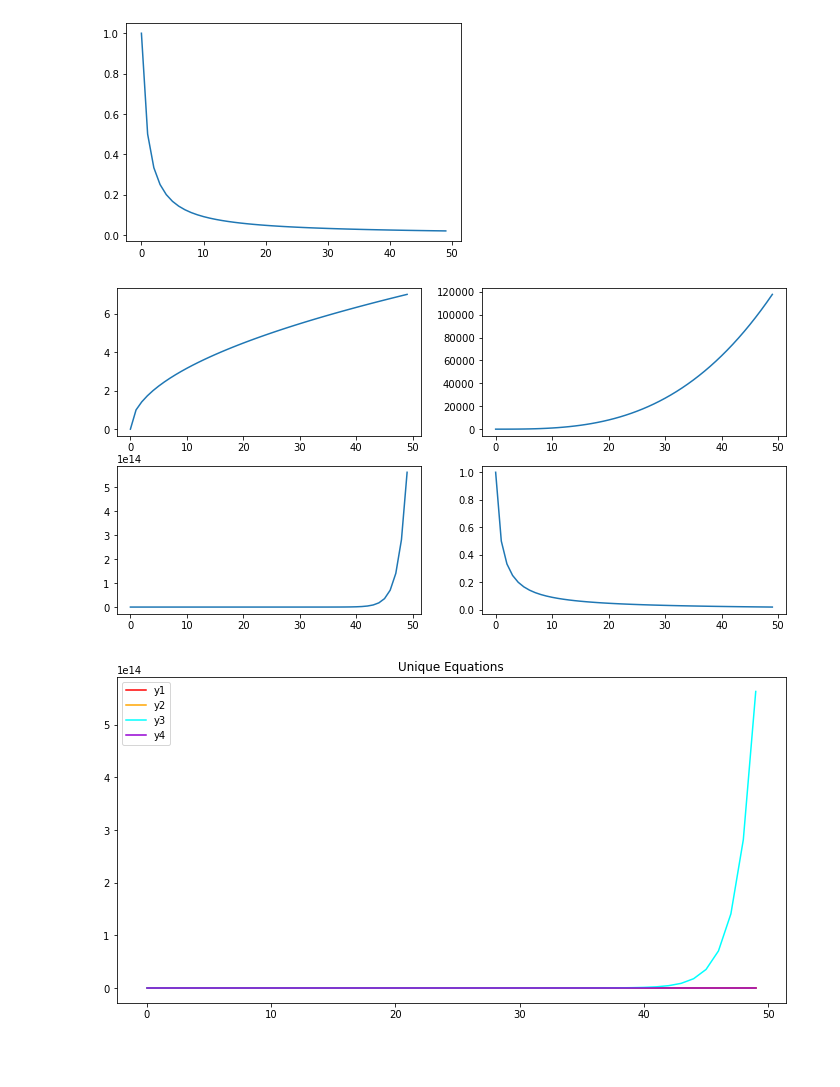
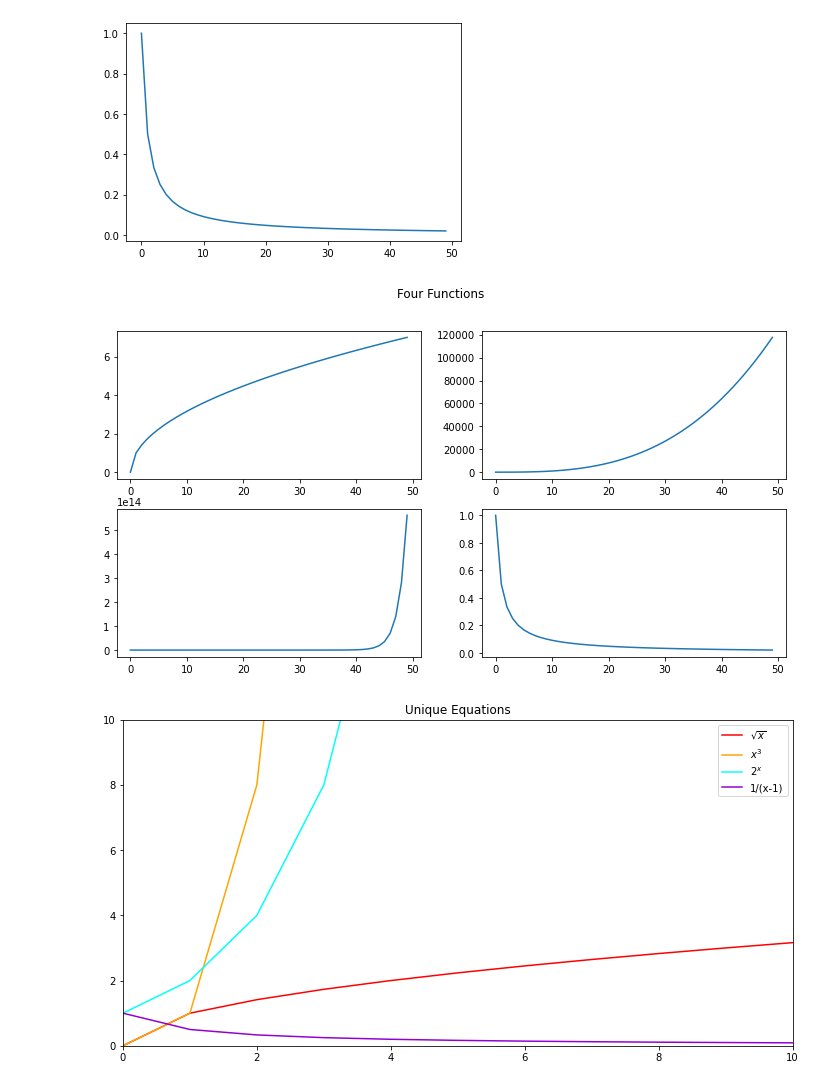
Before and after one commit to Larry-Holmes/numpy-pandas-visualization-exercises, a Jupyter notebook: matplotlib_exercises.ipynb, the cells around one changed output. Cells and saved outputs as stored; diff of their text form; code cells hidden in the pictures; blank space fills up the shorter version.

```diff
--- a/matplotlib_exercises.ipynb
+++ b/matplotlib_exercises.ipynb
@@ -38,19 +38,21 @@ plt.show()
 # %%
 # 3. Combine the figures you created in the last step into one large figure with 4 subplots.
 
 plt.figure(figsize =(12, 6))
 
 plt.subplot(221)
 plt.plot(x,y1)
 plt.subplot(222)
 plt.plot(x,y2)
 plt.subplot(223)
 plt.plot(x,y3)
 plt.subplot(224)
 plt.plot(x,y4)
+
+plt.suptitle('Four Functions')
 plt.show()
 # %% [output]
-[figure, old version]
+[figure, new version]
 # %%
 # 4. Combine the figures you created in the last step into one figure where each of
 # the 4 equations has a different color for the points. Be sure to include a legend
@@ -67,8 +69,11 @@ plt.plot(x,y3,c='cyan')
 
 plt.plot(x,y4, c='darkviolet')
 
-plt.legend(['y1','y2','y3','y4'])
+plt.legend(['$\sqrt{x}$','$x^{3}$','$2^{x}$','1/(x-1)'])
 plt.title('Unique Equations')
+
+plt.xlim(0,10)
+plt.ylim(0,10)
 plt.show()
 # %% [output]
-[figure, old version]
+[figure, new version]
```
Also changed, not shown: parts of 1 cell of this notebook, 1 other file.
